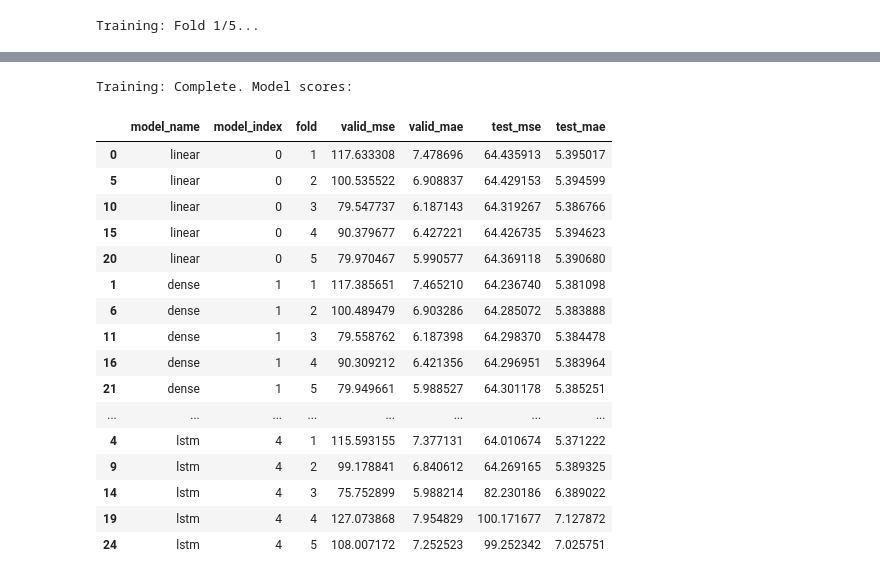
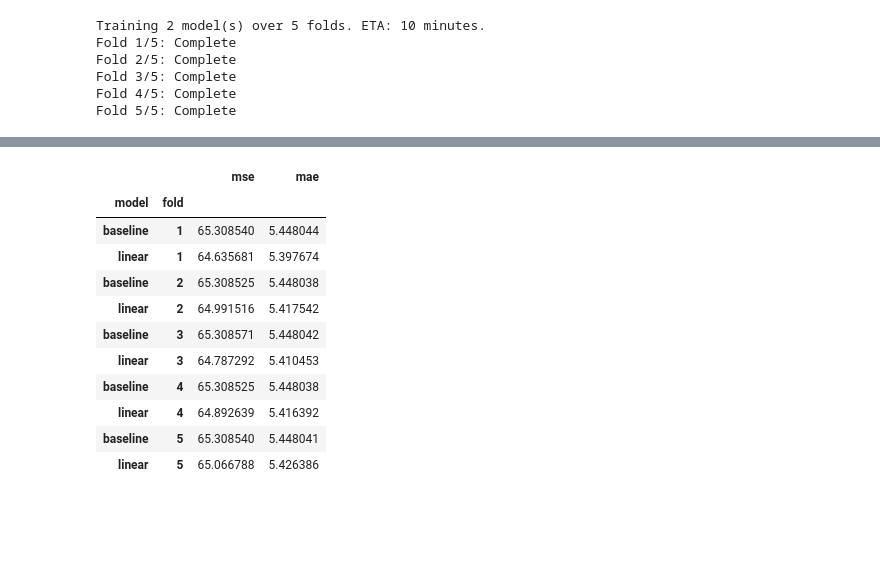
Before and after one commit to whitgroves/optiver-trading-at-the-close, a Jupyter notebook: optiver-trading-at-the-close/v17.ipynb, the cells around one changed output, grey strips where cells are left out. Cells and saved outputs as stored; diff of their text form; code cells hidden in the pictures; blank space fills up the shorter version.

```diff
--- a/optiver-trading-at-the-close/v17.ipynb
+++ b/optiver-trading-at-the-close/v17.ipynb
@@ -148,13 +170,18 @@ class WindowGenerator: # https://www.tensorflow.org/tutorials/structured_data/ti
+# %%
+class Baseline(tf.keras.Model): # https://www.tensorflow.org/tutorials/structured_data/time_series#baseline
+  def __init__(self, label_index=None):
+    super().__init__(name = 'baseline')
+    self.label_index = label_index
+  def call(self, inputs): # returns either the input's target (t-1) or the current target as the prediction
+    if self.label_index is None: return inputs
+    result = inputs[:, :, self.label_index]
+    return result[:, :, tf.newaxis]
 # %%
 nn = tf.keras.Sequential
 layers = tf.keras.layers
 
-def compile_model(model:tf.keras.Model, patience:int=2) -> dict: # returns kwargs for `model.fit()`
-    early_stop = tf.keras.callbacks.EarlyStopping(monitor='val_loss', patience=patience, mode='min') # TODO: customize
-    model.compile(loss=tf.keras.losses.MeanSquaredError(), optimizer=tf.keras.optimizers.Adam(), metrics=[tf.keras.metrics.MeanAbsoluteError()]) # TODO: customize
-    return dict(callbacks=[early_stop])
-
 models = [
+    Baseline(),
     nn([layers.Dense(1)], name='linear'),
     nn([
         layers.Dense(64, activation='tanh'),
@@ -169,7 +196,7 @@ models = [
         layers.Reshape([1, -1]) # shape: (outputs) => (1, outputs)
     ], name='dense_multi'),
     nn([
-        layers.Conv1D(32, kernel_size=(200,), activation='tanh'), # kernel_size must match the window lags
+        layers.Conv1D(32, kernel_size=(WINDOW_SIZE,), activation='tanh'), # kernel_size must match the window size
         layers.Dense(32, activation='relu'),
         layers.Dense(1)
     ], name='conv'),
@@ -179,18 +206,12 @@ models = [
     ], name='lstm'),
 ]
 
-fit_kw = {m.name: compile_model(m) for m in models}
-scores = [] # https://stackoverflow.com/a/17496530/3178898
-splits = 5
-for i, (i_train, i_valid) in enumerate(TimeSeriesSplit(splits).split(data)):
-    print(f'Training: Fold {i+1}/{splits}...', end='\r')
-    win = WindowGenerator(lags=200, train=data.iloc[i_train, :], valid=data.iloc[i_valid, :], test=test)
-    for j, m in enumerate(models):
-        m.fit(win.train, validation_data=win.valid, **fit_kw[m.name])
-        v_mse, v_mae = m.evaluate(win.valid)
-        t_mse, t_mae = m.evaluate(win.test)
-        scores.append({'model_name': m.name, 'model_index': j,'fold': i+1, 'valid_mse': v_mse, 'valid_mae': v_mae, 'test_mse': t_mse, 'test_mae': t_mae})
-print(f'Training: Complete. Model scores:')
-pd.DataFrame(scores).sort_values(by='model_index')
+scores = fit_and_evaluate(models)
+scores
 # %% [output]
-Training: Fold 1/5...
+Training 2 model(s) over 5 folds. ETA: 10 minutes.
+Fold 1/5: Complete
+Fold 2/5: Complete
+Fold 3/5: Complete
+Fold 4/5: Complete
+Fold 5/5: Complete
@@ -199,18 +218,12 @@ I0000 00:00:1701058573.120934   52685 device_compiler.h:186] Compiled cluster us
-Training: Complete. Model scores:
-|  | model_name | model_index | fold | valid_mse | valid_mae | test_mse | test_mae |
-| 0 | linear | 0 | 1 | 117.633308 | 7.478696 | 64.435913 | 5.395017 |
-| 5 | linear | 0 | 2 | 100.535522 | 6.908837 | 64.429153 | 5.394599 |
-| 10 | linear | 0 | 3 | 79.547737 | 6.187143 | 64.319267 | 5.386766 |
-| 15 | linear | 0 | 4 | 90.379677 | 6.427221 | 64.426735 | 5.394623 |
-| 20 | linear | 0 | 5 | 79.970467 | 5.990577 | 64.369118 | 5.390680 |
-| 1 | dense | 1 | 1 | 117.385651 | 7.465210 | 64.236740 | 5.381098 |
-| 6 | dense | 1 | 2 | 100.489479 | 6.903286 | 64.285072 | 5.383888 |
-| 11 | dense | 1 | 3 | 79.558762 | 6.187398 | 64.298370 | 5.384478 |
-| 16 | dense | 1 | 4 | 90.309212 | 6.421356 | 64.296951 | 5.383964 |
-| 21 | dense | 1 | 5 | 79.949661 | 5.988527 | 64.301178 | 5.385251 |
-| ... | ... | ... | ... | ... | ... | ... | ... |
-| 4 | lstm | 4 | 1 | 115.593155 | 7.377131 | 64.010674 | 5.371222 |
-| 9 | lstm | 4 | 2 | 99.178841 | 6.840612 | 64.269165 | 5.389325 |
-| 14 | lstm | 4 | 3 | 75.752899 | 5.988214 | 82.230186 | 6.389022 |
-| 19 | lstm | 4 | 4 | 127.073868 | 7.954829 | 100.171677 | 7.127872 |
-| 24 | lstm | 4 | 5 | 108.007172 | 7.252523 | 99.252342 | 7.025751 |
+|  |  | mse | mae |
+| model | fold |  |  |
+| baseline | 1 | 65.308540 | 5.448044 |
+| linear | 1 | 64.635681 | 5.397674 |
+| baseline | 2 | 65.308525 | 5.448038 |
+| linear | 2 | 64.991516 | 5.417542 |
+| baseline | 3 | 65.308571 | 5.448042 |
+| linear | 3 | 64.787292 | 5.410453 |
+| baseline | 4 | 65.308525 | 5.448038 |
+| linear | 4 | 64.892639 | 5.416392 |
+| baseline | 5 | 65.308540 | 5.448041 |
+| linear | 5 | 65.066788 | 5.426386 |
```
Also changed, not shown: parts of 10 cells of this notebook.
